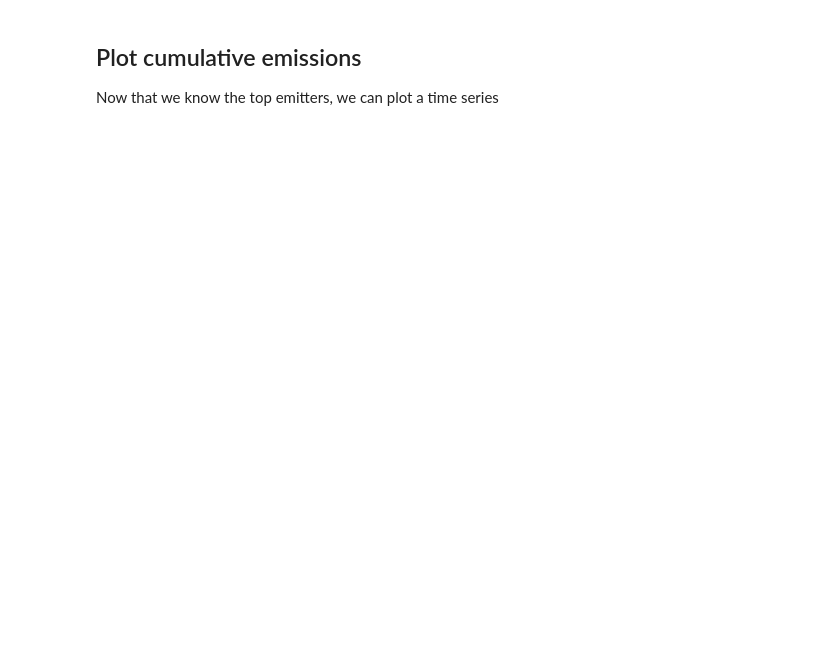
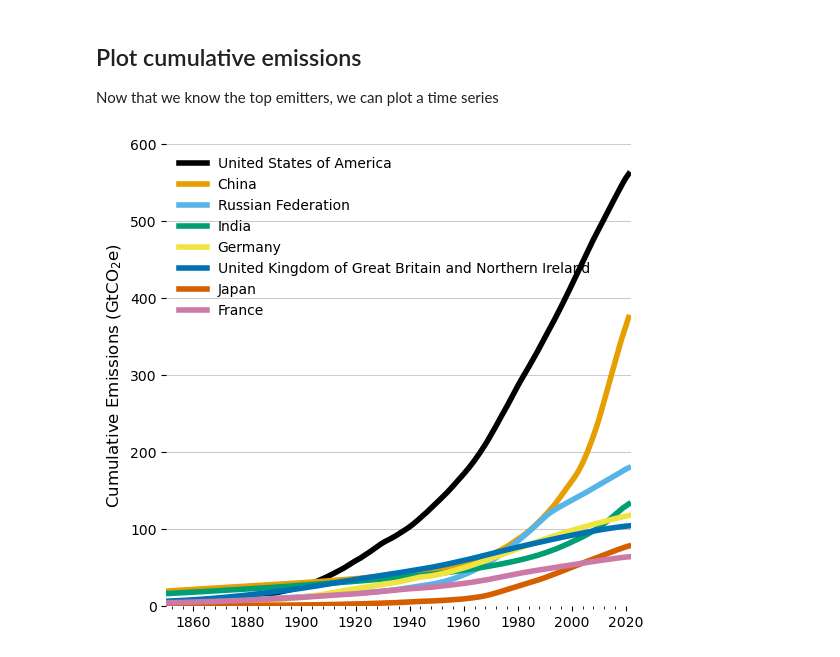
Before and after one commit to Open-Earth-Foundation/OpenClimate-pyclient, a Jupyter notebook: docs/notebooks/cumulative_emissions.ipynb, the cells around one changed output. Drawn from its saved outputs; the diff is of its cells as text; code cells hidden in the pictures; blank space fills up the shorter version.

```diff
--- a/docs/notebooks/cumulative_emissions.ipynb
+++ b/docs/notebooks/cumulative_emissions.ipynb
@@ -135,7 +210,7 @@ for actor_id, color in zip(top_emitters, cycle(colors)):
     filt = df_out['actor_id'] == actor_id
     df_tmp = df_out.loc[filt]
 
-    ax.plot(df_tmp['year'], df_tmp['cumulative_emissions']/10**9,
+    ax.plot(np.array(df_tmp['year']), np.array(df_tmp['cumulative_emissions']) / 10**9,
             linewidth=4,
             label = actor_name,
             color=color)
@@ -145,30 +220,32 @@ for actor_id, color in zip(top_emitters, cycle(colors)):
     ax.set_xlim([1850, 2022])
 
     # Turn off the display of all ticks.
     ax.tick_params(which='both',     # Options for both major and minor ticks
                    top='off',        # turn off top ticks
                    left='off',       # turn off left ticks
                    right='off',      # turn off right ticks
                    bottom='off')     # turn off bottom ticks
 
     # Remove x tick marks
     plt.setp(ax.get_xticklabels(), rotation=0)
 
     # Hide the right and top spines
     ax.spines['right'].set_visible(False)
     ax.spines['left'].set_visible(False)
     ax.spines['top'].set_visible(False)
     ax.spines['bottom'].set_visible(False)
 
     # Only show ticks on the left and bottom spines
     ax.yaxis.set_ticks_position('left')
     ax.xaxis.set_ticks_position('bottom')
 
     # major/minor tick lines
     ax.xaxis.set_minor_locator(AutoMinorLocator(5))
     ax.grid(axis='y',
             which='major',
             color=[0.8, 0.8, 0.8], linestyle='-')
 
     ax.set_ylabel("Cumulative Emissions (GtCO$_2$e)", fontsize=12)
     ax.legend(loc='upper left', frameon=False)
+# %% [output]
+[figure, added]
```
Also changed, not shown: parts of 13 cells of this notebook, 4 other files.
